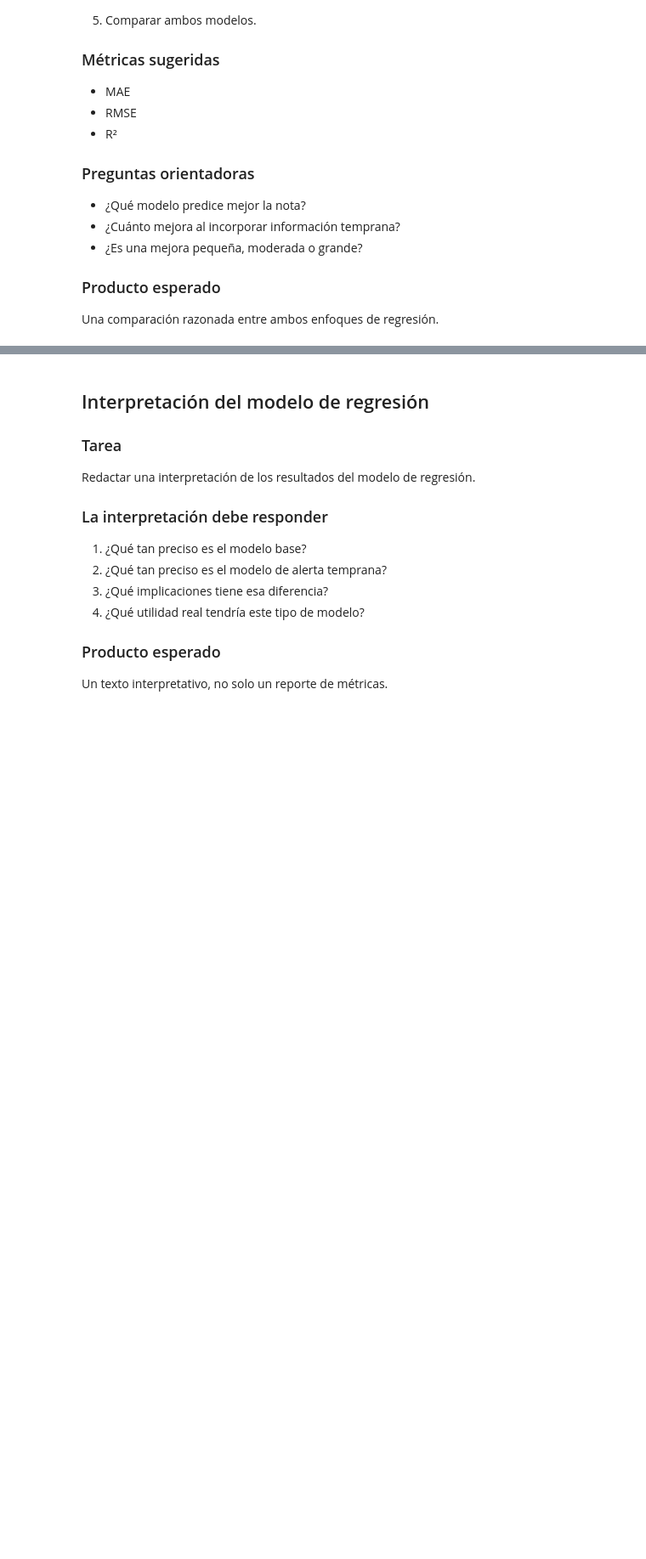
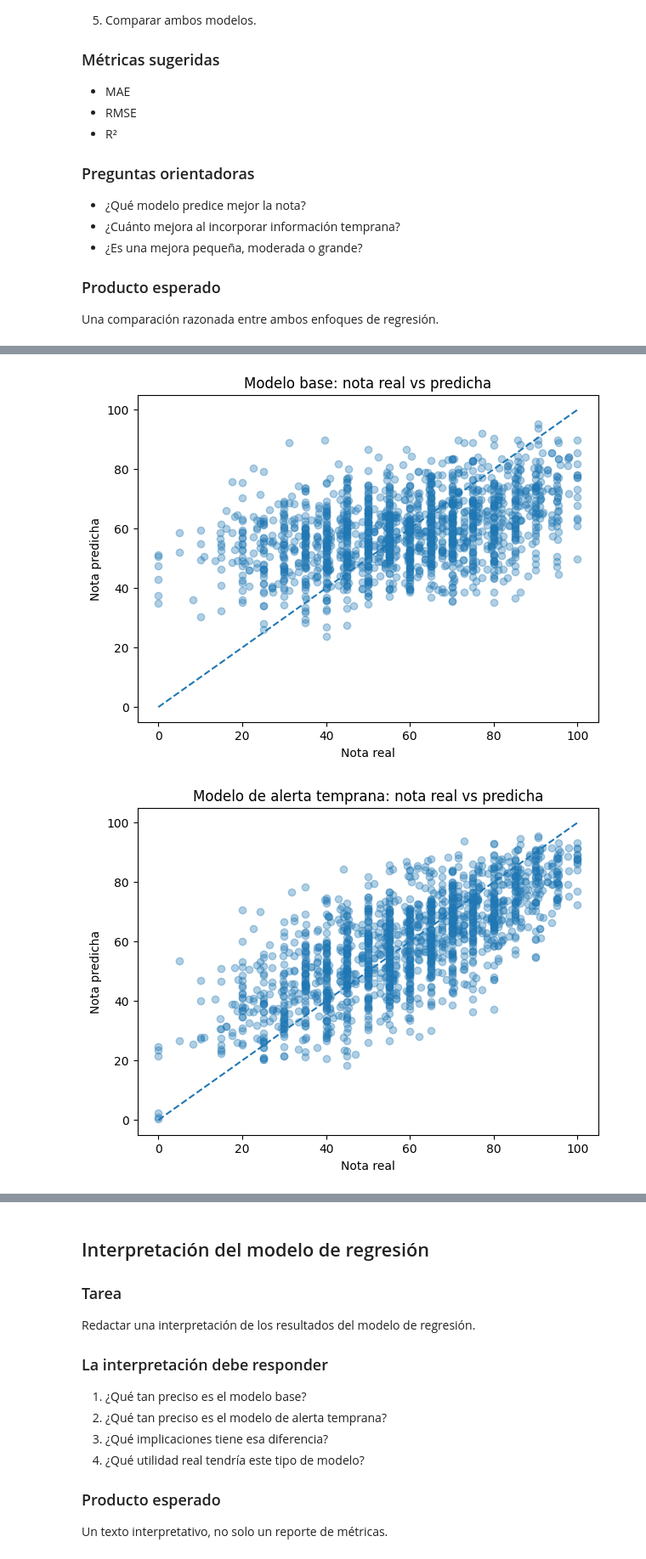
Before and after one commit to RamiroSeb2021/CXAI_M, a Jupyter notebook: Taller_LIME_SHAP_base_real.ipynb, the cells around one changed output, grey strips where cells are left out. Shown at 85% size. Drawn from its saved outputs; the diff is of its cells as text; code cells hidden in the pictures; blank space fills up the shorter version.

```diff
--- a/Taller_LIME_SHAP_base_real.ipynb
+++ b/Taller_LIME_SHAP_base_real.ipynb
@@ -776,0 +910,18 @@ Una comparación razonada entre ambos enfoques de regresión.
+# %%
+# -------------------------------------------------------------------
+# 3) Preprocesamiento
+# -------------------------------------------------------------------
+
+def construir_preprocesador(X):
+    cat_cols = X.select_dtypes(include="object").columns.tolist()
+    num_cols = X.select_dtypes(include=["int64", "float64", "int32", "float32"]).columns.tolist()
+
+    return ColumnTransformer(
+        transformers=[
+            ("cat", OneHotEncoder(handle_unknown="ignore"), cat_cols),
+            ("num", "passthrough", num_cols)
+        ]
+    )
+
+preprocessor_base_reg = construir_preprocesador(X_train_base_reg)
+preprocessor_early_reg = construir_preprocesador(X_train_early_reg)
@@ -776,0 +1003,32 @@ Una comparación razonada entre ambos enfoques de regresión.
+# %%
+# -------------------------------------------------------------------
+# 6) Visualización comparativa
+# -------------------------------------------------------------------
+
+comparacion_pred = pd.DataFrame({
+    "real": y_test_reg.values,
+    "pred_base": pred_base_reg,
+    "pred_temprano": pred_early_reg
+})
+
+lim_inf = min(comparacion_pred[["real", "pred_base", "pred_temprano"]].min())
+lim_sup = max(comparacion_pred[["real", "pred_base", "pred_temprano"]].max())
+
+plt.figure(figsize=(7, 5))
+plt.scatter(comparacion_pred["real"], comparacion_pred["pred_base"], alpha=0.35)
+plt.plot([lim_inf, lim_sup], [lim_inf, lim_sup], linestyle="--")
+plt.title("Modelo base: nota real vs predicha")
+plt.xlabel("Nota real")
+plt.ylabel("Nota predicha")
+plt.show()
+
+plt.figure(figsize=(7, 5))
+plt.scatter(comparacion_pred["real"], comparacion_pred["pred_temprano"], alpha=0.35)
+plt.plot([lim_inf, lim_sup], [lim_inf, lim_sup], linestyle="--")
+plt.title("Modelo de alerta temprana: nota real vs predicha")
+plt.xlabel("Nota real")
+plt.ylabel("Nota predicha")
+plt.show()
+# %% [output]
+[figure, added]
+[figure, added]
```
Also changed, not shown: parts of 16 cells of this notebook.
